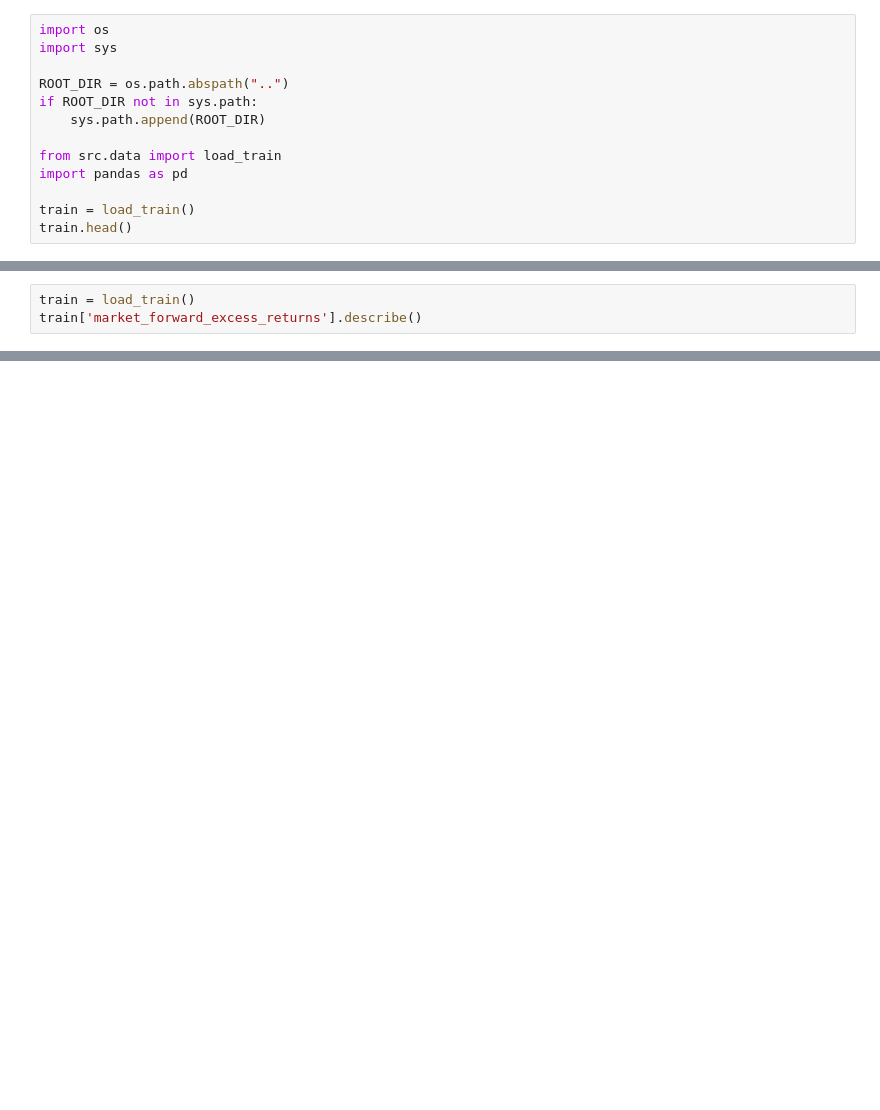
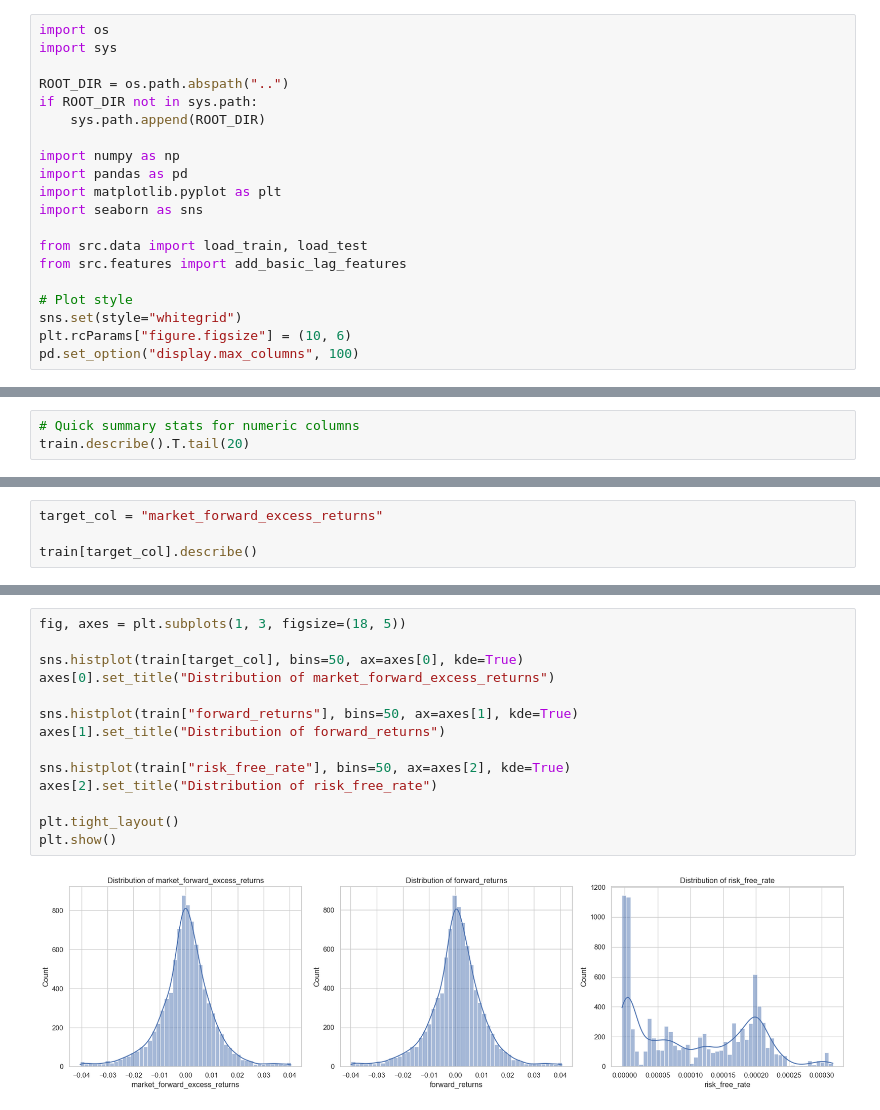
Before and after one commit to damanJ859/hull-tactical-market-prediction, a Jupyter notebook: notebooks/01_eda.ipynb, the cells around one changed output, grey strips where cells are left out. Cells and saved outputs as stored; diff of their text form; blank space fills up the shorter version.

```diff
--- a/notebooks/01_eda.ipynb
+++ b/notebooks/01_eda.ipynb
@@ -6,8 +6,15 @@ ROOT_DIR = os.path.abspath("..")
 if ROOT_DIR not in sys.path:
     sys.path.append(ROOT_DIR)
 
-from src.data import load_train
+import numpy as np
 import pandas as pd
+import matplotlib.pyplot as plt
+import seaborn as sns
 
-train = load_train()
-train.head()
+from src.data import load_train, load_test
+from src.features import add_basic_lag_features
+
+# Plot style
+sns.set(style="whitegrid")
+plt.rcParams["figure.figsize"] = (10, 6)
+pd.set_option("display.max_columns", 100)
@@ -36,4 +40,4 @@ Index(['date_id', 'D1', 'D2', 'D3', 'D4', 'D5', 'D6', 'D7', 'D8', 'D9', 'E1',
 # %%
-train = load_train()
-train['market_forward_excess_returns'].describe()
+# Quick summary stats for numeric columns
+train.describe().T.tail(20)
 # %% [output]
@@ -48,0 +63,4 @@ Name: market_forward_excess_returns, dtype: float64
+# %%
+target_col = "market_forward_excess_returns"
+
+train[target_col].describe()
@@ -48,0 +77,16 @@ Name: market_forward_excess_returns, dtype: float64
+# %%
+fig, axes = plt.subplots(1, 3, figsize=(18, 5))
+
+sns.histplot(train[target_col], bins=50, ax=axes[0], kde=True)
+axes[0].set_title("Distribution of market_forward_excess_returns")
+
+sns.histplot(train["forward_returns"], bins=50, ax=axes[1], kde=True)
+axes[1].set_title("Distribution of forward_returns")
+
+sns.histplot(train["risk_free_rate"], bins=50, ax=axes[2], kde=True)
+axes[2].set_title("Distribution of risk_free_rate")
+
+plt.tight_layout()
+plt.show()
+# %% [output]
+[figure, added]
```
Also changed, not shown: parts of 25 cells of this notebook, 3 other files.
